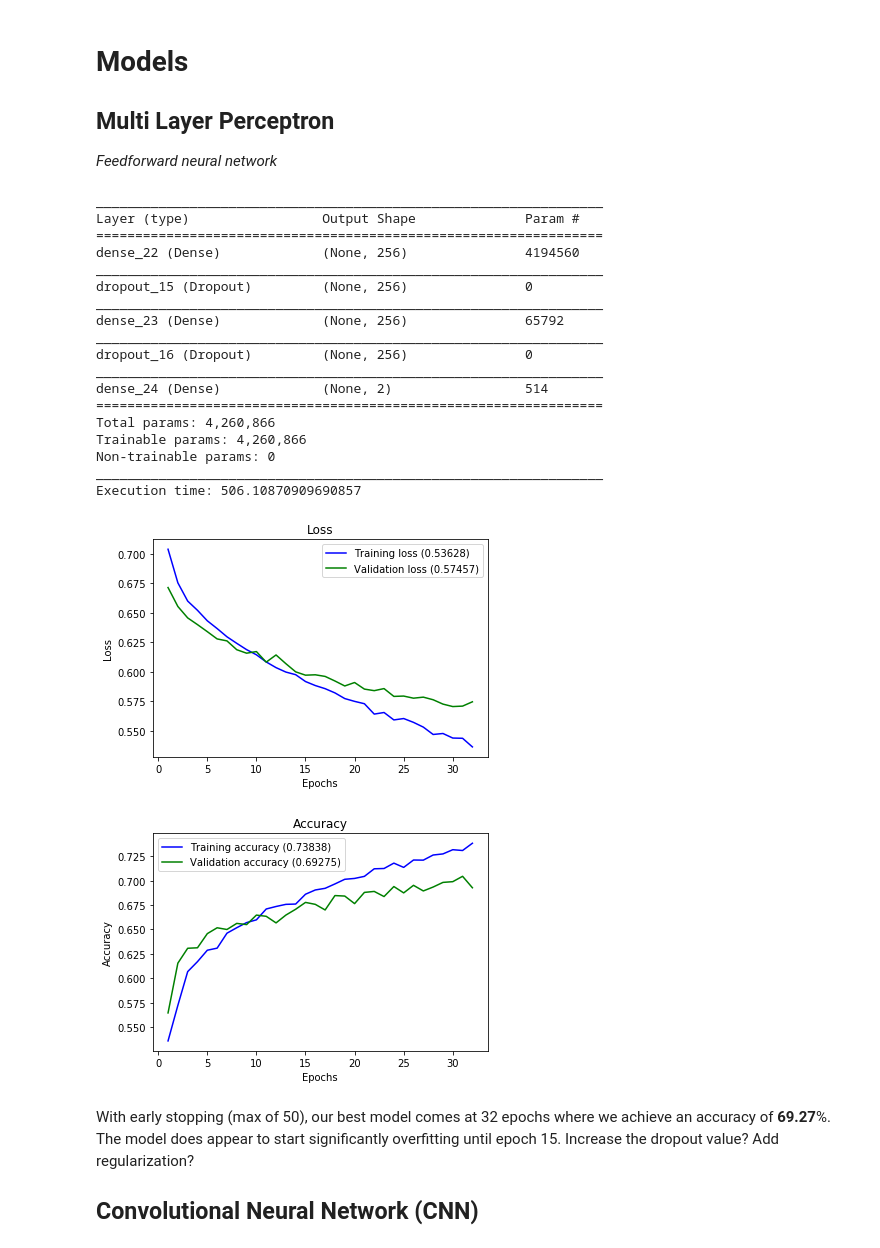
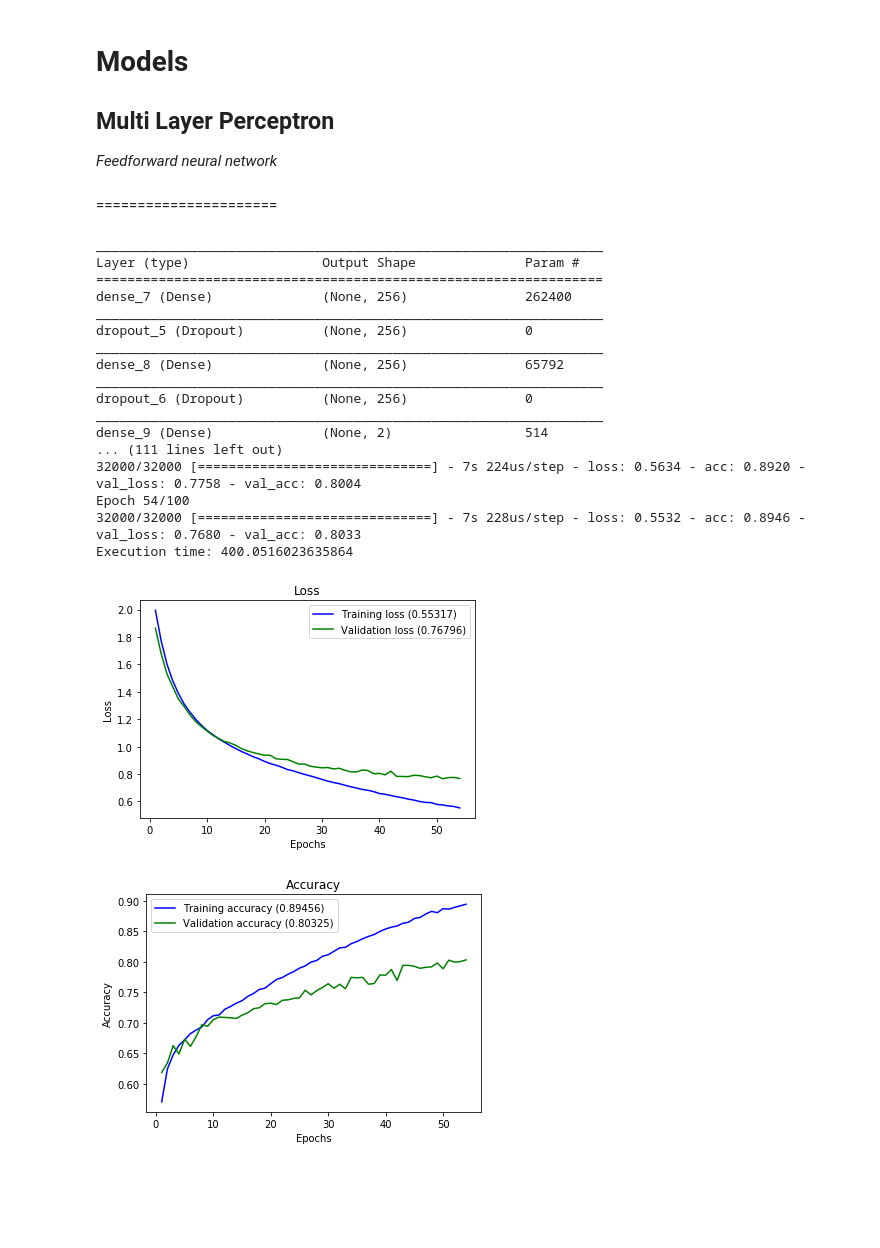
Before and after one commit to mkm29/DataScience, a Jupyter notebook: thinkful/unit/6/6/Challenge - SeaFood.ipynb, the cells around one changed output. Saved outputs shown, nothing was run; the diff lists cells and outputs as text; code cells hidden in the pictures; blank space fills up the shorter version.

Commit message:
Updated model architectures, got much better results :)

```diff
--- a/thinkful/unit/6/6/Challenge - SeaFood.ipynb
+++ b/thinkful/unit/6/6/Challenge - SeaFood.ipynb
@@ -110,8 +110,8 @@ def preprocessData(images):
 from keras.utils.np_utils import to_categorical
 from sklearn.model_selection import train_test_split
 
-size = 128
-classSize = 10000
+size = 32
+classSize = 20000
 '''
 I saved the transformed images (of size 20000,128,128,1) so I do not have to recreate it
 
@@ -153,8 +153,8 @@ Test shape y:  (4000, 2)
 # Change shape
 # Note that our images are 128*128 pixels, so in reshaping to arrays we want
 # 4,000 arrays of length 16384, one for each image
-X_train_reshaped = X_train.reshape(X_train.shape[0], 16384)
-X_test_reshaped = X_test.reshape(X_test.shape[0], 16384)
+X_train_reshaped = X_train.reshape(X_train.shape[0], size*size)
+X_test_reshaped = X_test.reshape(X_test.shape[0], size*size)
 
 # Print sample sizes
 print(X_train_reshaped.shape[0], 'train samples')
@@ -205,6 +205,8 @@ def plot_history(history):
 
 ## Multi Layer Perceptron
 _Feedforward neural network_
+# %% [markdown]
+======================
 # %%
 import keras
 from keras.models import Sequential
@@ -218,58 +220,56 @@ model_1 = Sequential()
 # Add dense layers to create a fully connected MLP
 # Note that we specify an input shape for the first layer, but only the first layer.
 # Relu is the activation function used
-model_1.add(Dense(256, activation='relu', input_shape=(16384,)))
+model_1.add(Dense(256, activation='relu',
+                  kernel_initializer='he_normal',
+                  kernel_regularizer=keras.regularizers.l1_l2(l1=.0001, l2=.001),
+                  input_shape=(size*size,)))
 # Dropout layers remove features and fight overfitting
 model_1.add(Dropout(0.2))
-model_1.add(Dense(256, activation='relu'))
+model_1.add(Dense(256, activation='relu', activity_regularizer=keras.regularizers.l2(.0001)))
 model_1.add(Dropout(0.2))
 # End with a number of units equal to the number of classes we have for our outcome
 model_1.add(Dense(2, activation='softmax'))
 
 model_1.summary()
 
 # Set callback functions to early stop training and save the best model so far
-callbacks_1 = [EarlyStopping(monitor='val_loss', patience=2),
+callbacks_1 = [EarlyStopping(monitor='val_loss', patience=3),
              ModelCheckpoint(filepath='model_1.h5', monitor='val_acc', save_best_only=True)]
 
 # Compile the model to put it all together.
 model_1.compile(loss='binary_crossentropy',
-              optimizer=keras.optimizers.Adamax(lr=1e-5),
+              optimizer=keras.optimizers.Adamax(lr=1e-4),
               metrics=['accuracy'])
 
 history_1 = model_1.fit(X_train_reshaped, y_train,
-                      batch_size=32,
-                      epochs=50,
+                      batch_size=16,
+                      epochs=100,
                       callbacks=callbacks_1,
-                      verbose=0,
+                      verbose=1,
                       validation_data=(X_test_reshaped, y_test))
 
 end = time.time()
 print("Execution time: {}\n".format(end-start))
 
 plot_history(history_1)
 # %% [output]
 _________________________________________________________________
 Layer (type)                 Output Shape              Param #
 =================================================================
-dense_22 (Dense)             (None, 256)               4194560
+dense_7 (Dense)              (None, 256)               262400
 _________________________________________________________________
-dropout_15 (Dropout)         (None, 256)               0
+dropout_5 (Dropout)          (None, 256)               0
 _________________________________________________________________
-dense_23 (Dense)             (None, 256)               65792
+dense_8 (Dense)              (None, 256)               65792
 _________________________________________________________________
-dropout_16 (Dropout)         (None, 256)               0
+dropout_6 (Dropout)          (None, 256)               0
 _________________________________________________________________
-dense_24 (Dense)             (None, 2)                 514
-=================================================================
-Total params: 4,260,866
-Trainable params: 4,260,866
-Non-trainable params: 0
-_________________________________________________________________
-Execution time: 506.10870909690857
+dense_9 (Dense)              (None, 2)                 514
+... (111 lines left out)
+32000/32000 [==============================] - 7s 224us/step - loss: 0.5634 - acc: 0.8920 - val_loss: 0.7758 - val_acc: 0.8004
+Epoch 54/100
+32000/32000 [==============================] - 7s 228us/step - loss: 0.5532 - acc: 0.8946 - val_loss: 0.7680 - val_acc: 0.8033
+Execution time: 400.0516023635864
-[figure, old version]
+[figure, new version]
-[figure, old version]
+[figure, new version]
-# %% [markdown]
-With early stopping (max of 50), our best model comes at 32 epochs where we achieve an accuracy of **69.27**%. The model does appear to start significantly overfitting until epoch 15. Increase the dropout value? Add regularization?
-
-## Convolutional Neural Network (CNN)
```
Also changed, not shown: parts of 14 cells of this notebook.
